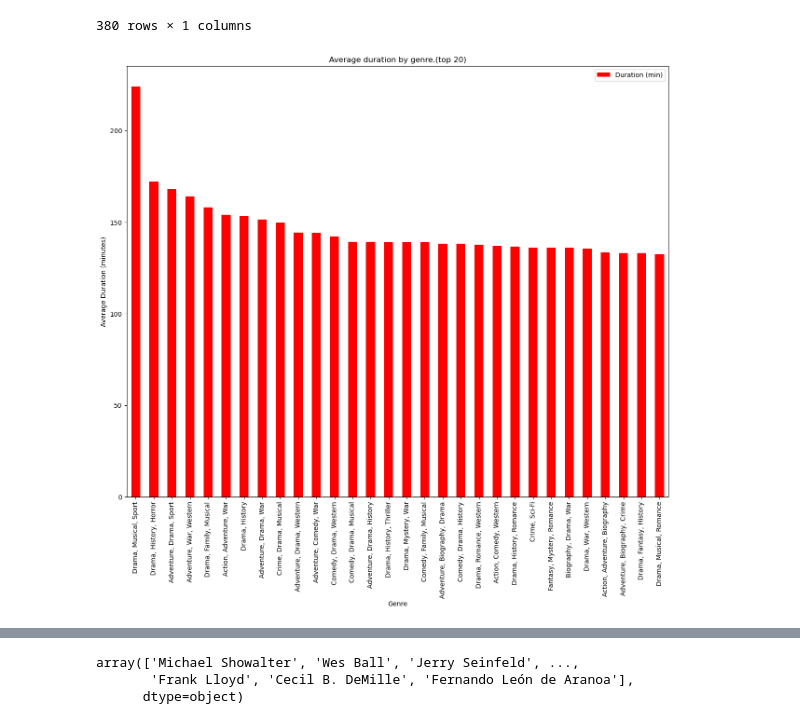
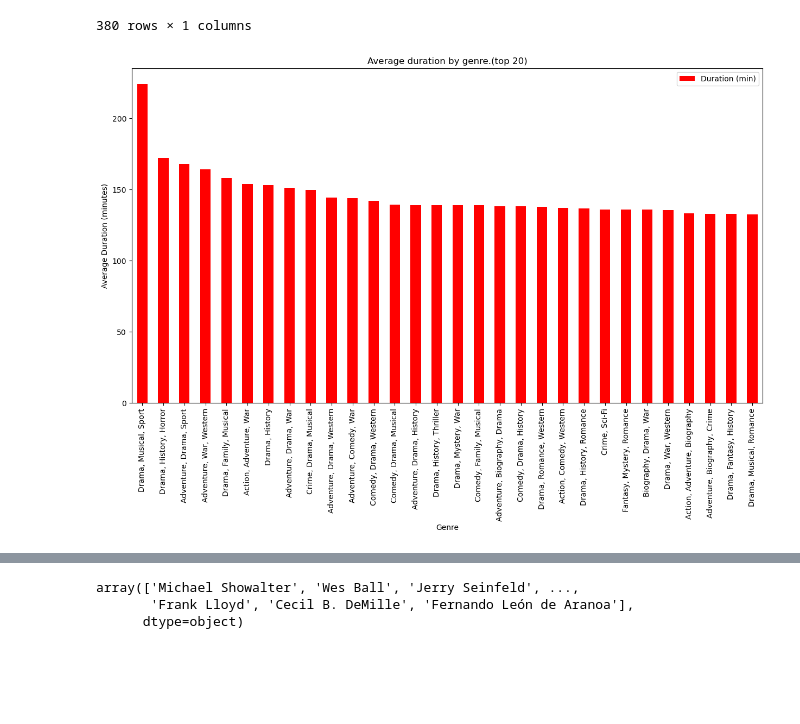
Before and after one commit to spandya3/project-01-MJJS, a Jupyter notebook: Marilu.ipynb, the cells around one changed output, grey strips where cells are left out. Cells and saved outputs as stored; diff of their text form; code cells hidden in the pictures; blank space fills up the shorter version.

```diff
--- a/Marilu.ipynb
+++ b/Marilu.ipynb
@@ -67,11 +67,11 @@ duration_by_genre= df[["Genre",'Duration (min)']].groupby(["Genre"]).mean().sort
 # %%
 duration_by_genre.head(30).plot(kind="bar",
                                  ylabel="Average Duration (minutes)",
                                  title= "Average duration by genre.(top 20)",
-                                figsize=(15,12), color='r')
+                                figsize=(15,8), color='r')
 plt.show()
 # %% [output]
-[figure, old version]
+[figure, new version]
 # %%
 df= pd.read_csv("clean_movie_data.csv")
 df.head()
```
Also changed, not shown: parts of 5 cells of this notebook, 1 other file.
